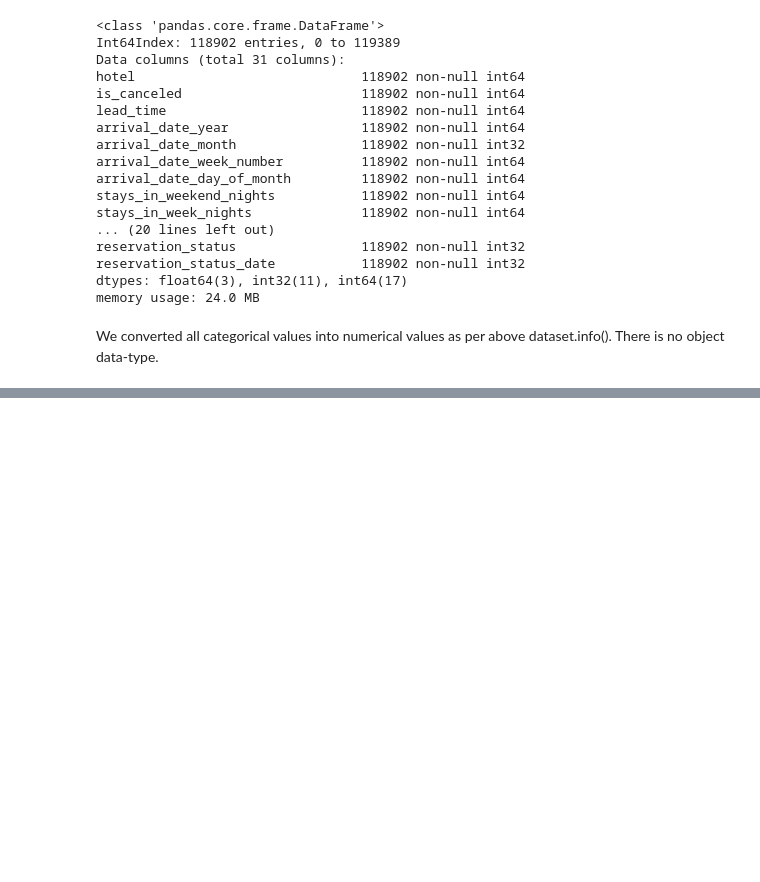
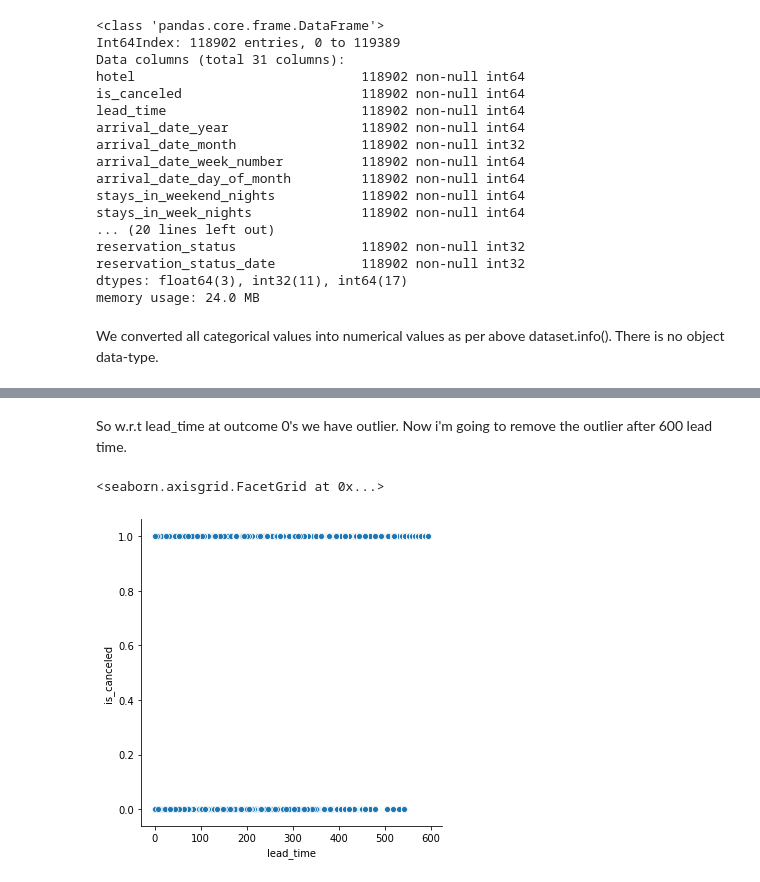
Before and after one commit to arunkumar2525/EDA-with-Hotel-Booking-Demand-Classifier-and-Deep-learning-models, a Jupyter notebook: EDA With Hotel Booking Demand Classifier and Deep Learning models.ipynb, the cells around one changed output, grey strips where cells are left out. Drawn from its saved outputs; the diff is of its cells as text; code cells hidden in the pictures; blank space fills up the shorter version.

```diff
--- a/EDA With Hotel Booking Demand Classifier and Deep Learning models.ipynb
+++ b/EDA With Hotel Booking Demand Classifier and Deep Learning models.ipynb
@@ -946,0 +985,9 @@ We converted all categorical values into numerical values as per above dataset.i
+# %% [markdown]
+So w.r.t lead_time at outcome 0's we have outlier. Now i'm going to remove the outlier after 600 lead time.
+# %%
+dataset1=dataset1.drop(dataset1[dataset['lead_time']>600].index)
+
+sb.relplot(x='lead_time',y='is_canceled',data=dataset1)
+# %% [output]
+<seaborn.axisgrid.FacetGrid at 0x...>
+[figure, added]
```
Also changed, not shown: parts of 37 cells of this notebook.
